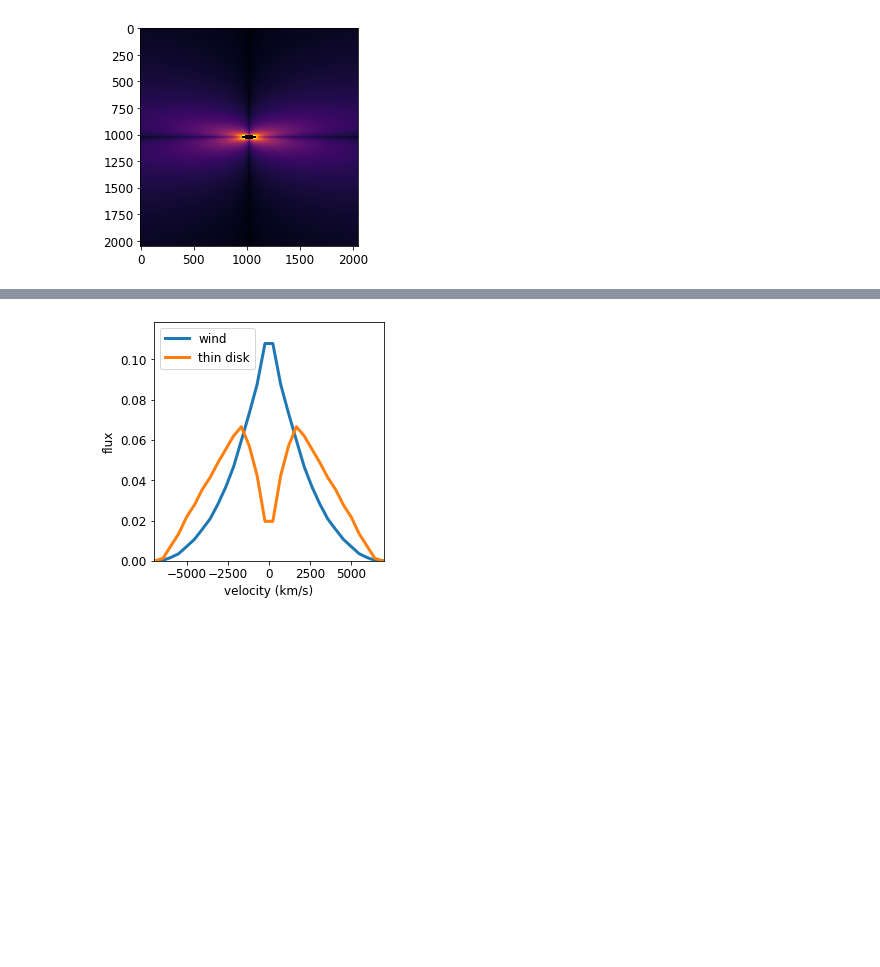
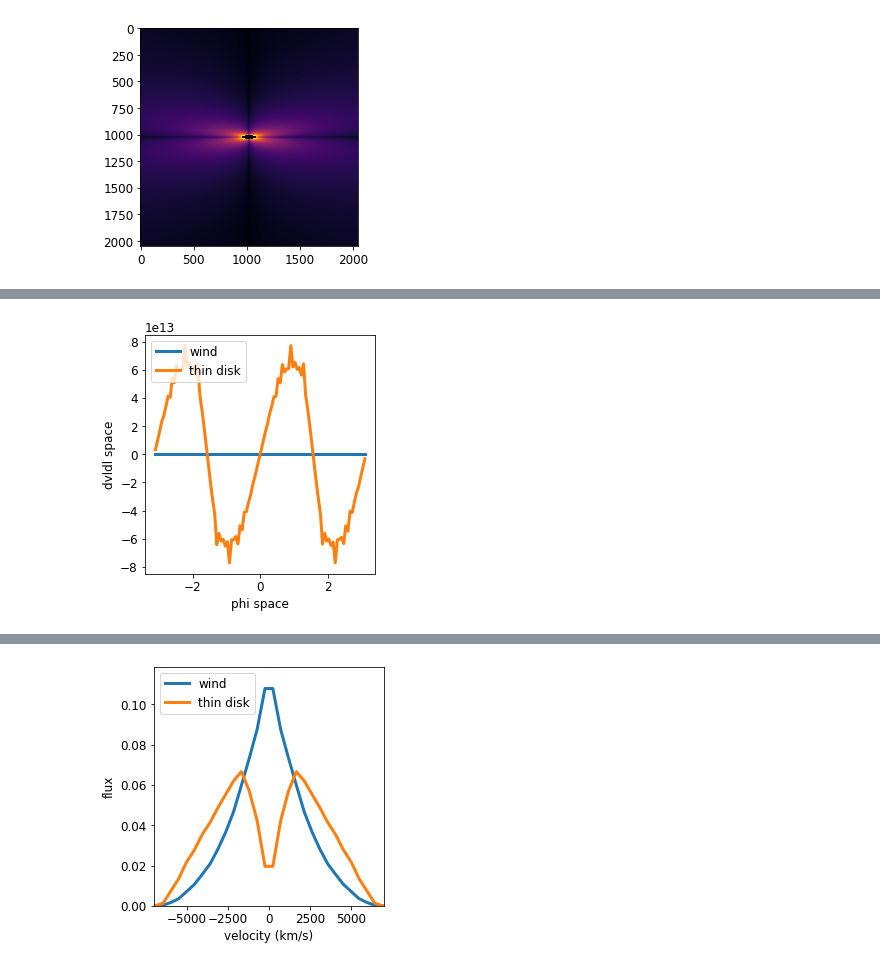
Before and after one commit to kirklong/DexterResearch, a Jupyter notebook: CM96_Waters_image_spectrum_edit.ipynb, the cells around one changed output, grey strips where cells are left out. Saved outputs shown, nothing was run; the diff lists cells and outputs as text; code cells hidden in the pictures; blank space fills up the shorter version.

```diff
--- a/CM96_Waters_image_spectrum_edit.ipynb
+++ b/CM96_Waters_image_spectrum_edit.ipynb
@@ -77,0 +80,26 @@ plt.imshow(iab0**(1/4)) #fx returns same result in limiting cases as Jason's doe
+# %%
+#9/22/2020
+#1: make plot of dvldl as fx of phi -- this is wrong?
+
+#note that dvldl returns dvl=3.*np.sqrt(1./2./r)/r*sini**2.*phiterm
+#where phiterm is np.cos(phi)*(np.sqrt(2.)*np.cos(phi)+np.sin(phi)/2.) in wind case
+#analytically maximum in phi space should be where derivative wrt phi = 0, which only depends on phiterm
+#this says phi should have max at pi +/- arctan(3 -/+ 2sqrt(2))
+bins=100
+totalDv,edges,n=binned_statistic(phi.flatten(), dvldl.flatten(), statistic='sum', bins=bins)
+phiBin=0.5*(edges[1:]+edges[:-1])
+totalDv0,edges0,n0=binned_statistic(phi.flatten(), dvldl0.flatten(), statistic='sum', bins=bins)
+plt.figure(figsize=(4,4))
+plt.plot((phiBin),totalDv/np.sum(totalDv),label='wind',linewidth=3)
+plt.plot((phiBin),totalDv0/np.sum(totalDv0),label='thin disk',linewidth=3)
+plt.legend(loc='upper left')
+#plt.axis([-7000,7000,0,np.max(spec/np.sum(spec))*1.1])
+plt.ylabel('dvldl space')
+plt.xlabel('phi space')
+#plt.axvline(x=+np.arctan(3-2*np.sqrt(2)))
+#plt.axvline(x=-np.arctan(3+2*np.sqrt(2)))
+#fline=spec/np.max(spec)*0.6/(1.+spec/np.max(spec)*0.6)
+#fline0=spec0/np.max(spec0)*0.6/(1.+spec0/np.max(spec0)*0.6)
+plt.subplots_adjust(left=0.18,right=0.98,bottom=0.15,top=0.98)
+# %% [output]
+[figure, added]
```
Also changed, not shown: parts of 14 cells of this notebook.
